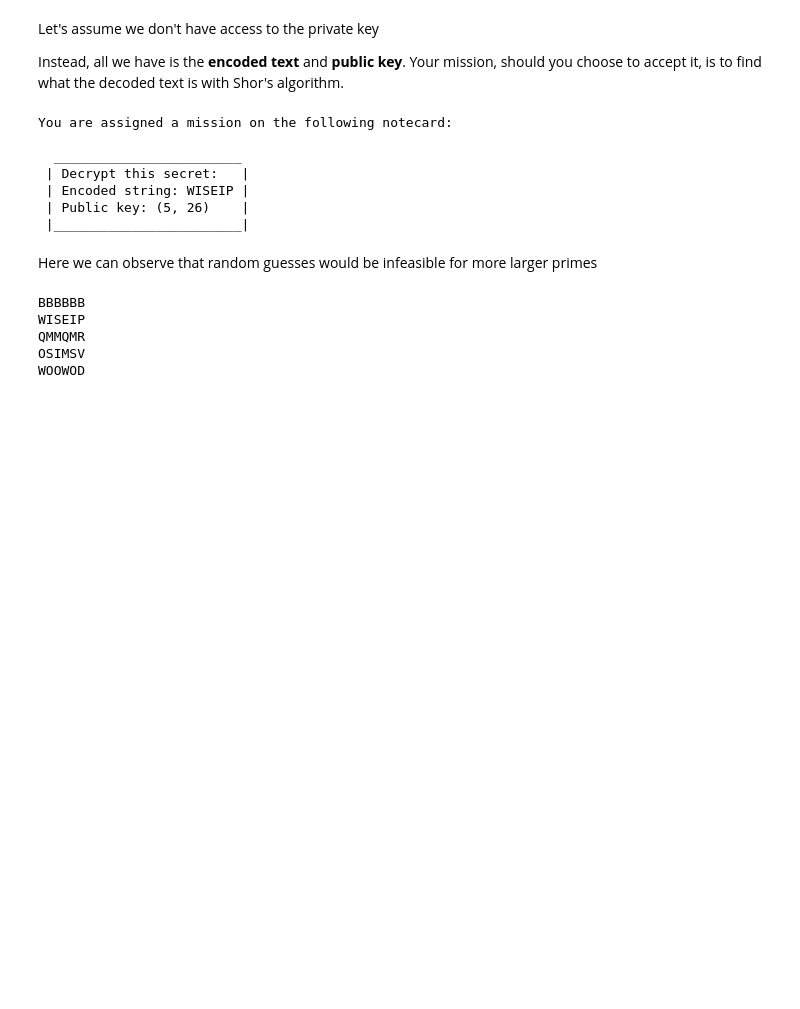
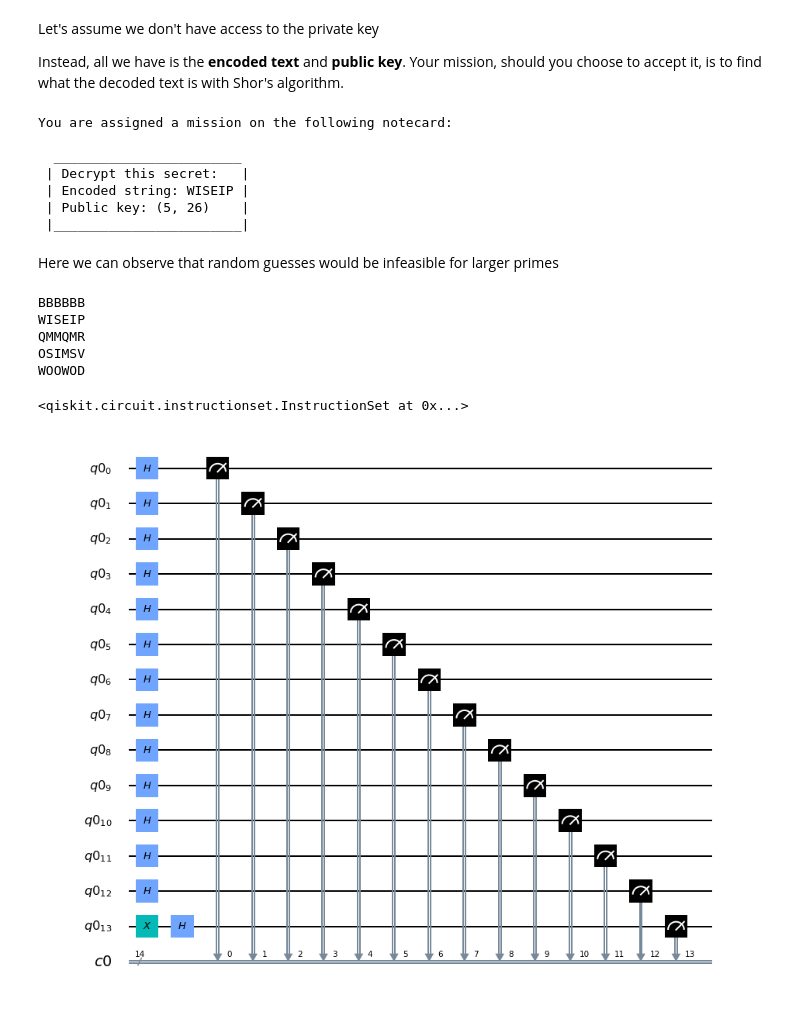
Before and after one commit to splch/Shors-Algorithm, a Jupyter notebook: Shor's Algorithm.ipynb, the cells around one changed output. Saved outputs shown, nothing was run; the diff lists cells and outputs as text; code cells hidden in the pictures; blank space fills up the shorter version.

Commit message:
added frequently used papers and basic implementation of qiskit circuit

```diff
--- a/Shor's Algorithm.ipynb
+++ b/Shor's Algorithm.ipynb
@@ -217,7 +210,7 @@ def dec_guess(string, key):
     D, N = key
     return "".join([chr((((ord(char) - ord('A'))**D) % N) + ord('A')) for char in string])
 # %% [markdown]
-Here we can observe that random guesses would be infeasible for more larger primes
+Here we can observe that random guesses would be infeasible for larger primes
 # %%
 for i in range(5):
     print(dec_guess(enc_str, (i, N)))
@@ -227,3 +220,18 @@ WISEIP
 QMMQMR
 OSIMSV
 WOOWOD
+# %%
+qr = QuantumRegister(14)
+cr = ClassicalRegister(14)
+
+circuit = QuantumCircuit(qr, cr)
+
+circuit.x(qr[13])
+circuit.h(qr)
+circuit.measure(qr, cr)
+# %% [output]
+<qiskit.circuit.instructionset.InstructionSet at 0x...>
+# %%
+circuit.draw(output="mpl")
+# %% [output]
+[figure, added]
```
Also changed, not shown: parts of 6 cells of this notebook, 6 other files.
